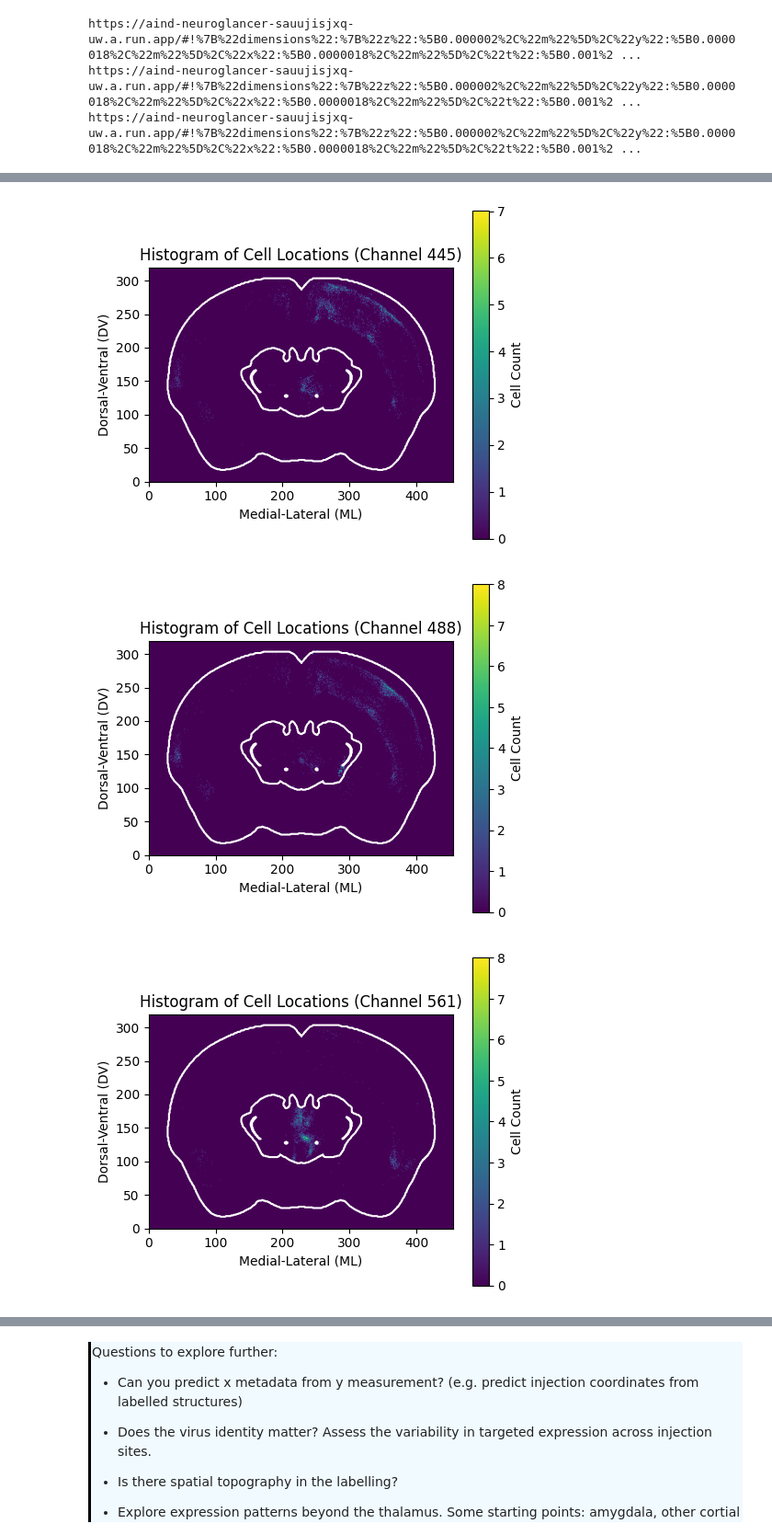
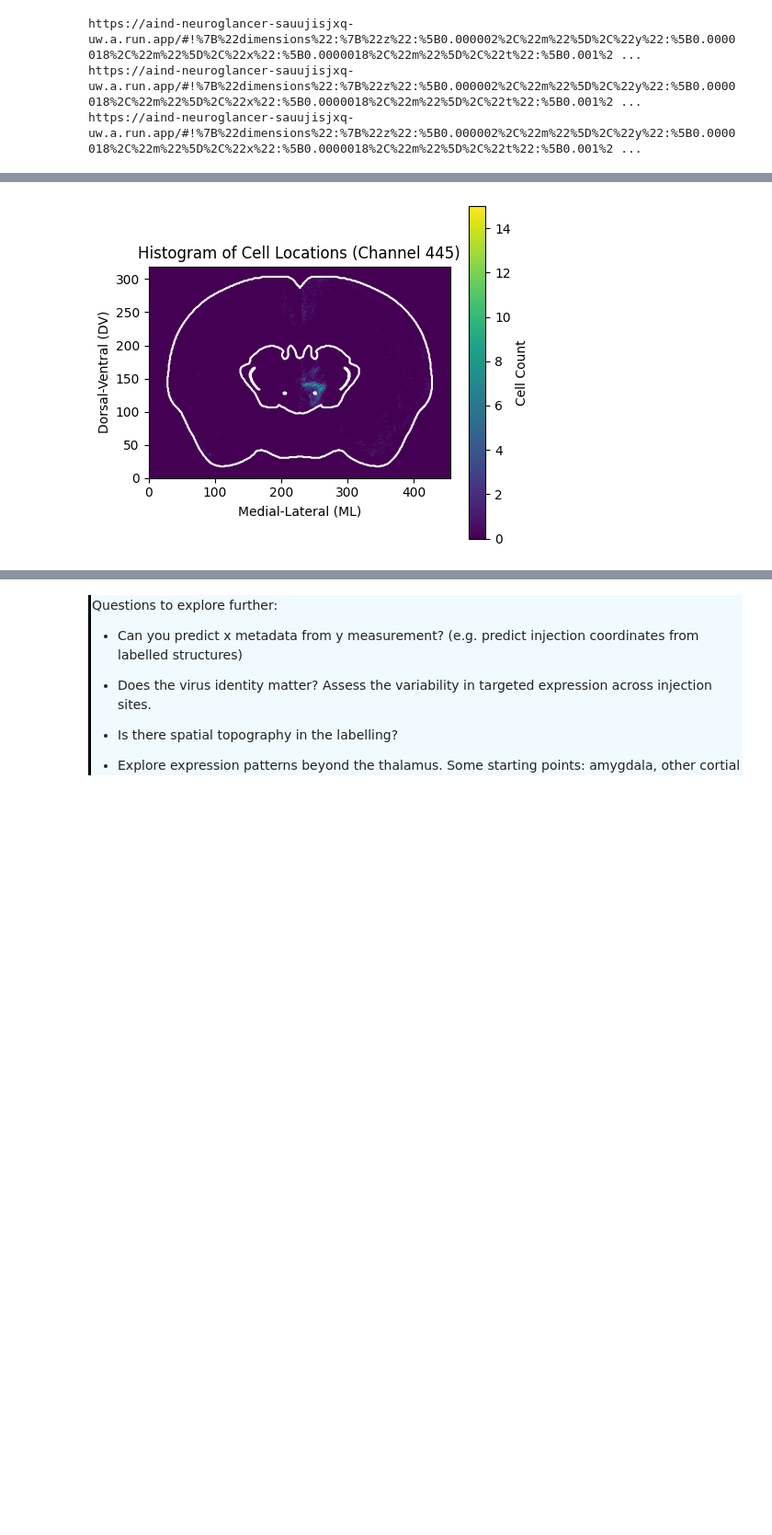
Before and after one commit to AllenNeuralDynamics/AIND-CNC-SmartSPIM-Workshop, a Jupyter notebook: code/Workshop Notebook V3.ipynb, the cells around one changed output, grey strips where cells are left out. Shown at 92% size. Drawn from its saved outputs; the diff is of its cells as text; code cells hidden in the pictures; blank space fills up the shorter version.

```diff
--- a/code/Workshop Notebook V3.ipynb
+++ b/code/Workshop Notebook V3.ipynb
@@ -92,4 +70,4 @@ help(load_data)
 # %%
-mouse_ID = '689238'
+mouse_ID = 694513
 x = load_data(mouse_ID)
 # %% [output]
@@ -160,6 +173,7 @@ Let's look at the expression patterns across each channel. Since this project is
 
 You can play around with the `plane` and `window` parameters to adjust the location and thickness of the slice we plot or the roiList to outline different brain regions.
 # %%
+channels = ['445']
 plane = 250
 window = 5
 roiList = ["root", "TH"]
@@ -181,42 +195,37 @@ for ch in channels:
             origin="upper"
         )
 
     # Generate the histogram of cell coordinates
     planeLocs = cellLocs.loc[
-        (cellLocs['AP'] >= plane - window) & (cellLocs['AP'] <= plane + window), :
-    ]
+        (cellLocs['AP'] >= plane - window) & (cellLocs['AP'] <= plane + window), :]
 
     xbins = np.arange(0, atlas.get_structure_mask("root").shape[2], 1)
     ybins = np.arange(0, atlas.get_structure_mask("root").shape[1], 1)
     hist, xedges, yedges = np.histogram2d(
         planeLocs[planeLocs['channel'] == ch]["ML"],
         planeLocs[planeLocs['channel'] == ch]["DV"],
-        bins=(xbins, ybins),
-    )
+        bins=(xbins, ybins))
 
     # Overlay the heatmap
     extent = [xedges[0], xedges[-1], yedges[0], yedges[-1]]
     heatmap = ax.imshow(
         hist.T,  # Transpose because imshow expects (rows, cols)
         extent=extent,
         origin="upper",
         cmap="viridis",
-        alpha=1,
-    )
+        alpha=1)
 
     # Add colorbar and labels
     cbar = plt.colorbar(heatmap, ax=ax)
     cbar.set_label("Cell Count")
     ax.set_title(f"Histogram of Cell Locations (Channel {ch})")
     ax.set_xlabel("Medial-Lateral (ML)")
     ax.set_ylabel("Dorsal-Ventral (DV)")
 
     plt.tight_layout()
     plt.show()
 # %% [output]
-[figure, old version]
+[figure, new version]
-[figure, removed]
-[figure, removed]
 # %% [markdown]
 <div style="border-left: 3px solid #000; padding: 1px; padding-left: 10px; background: #F0FAFF; ">
 
```
Also changed, not shown: parts of 33 cells of this notebook, 1 other file.
